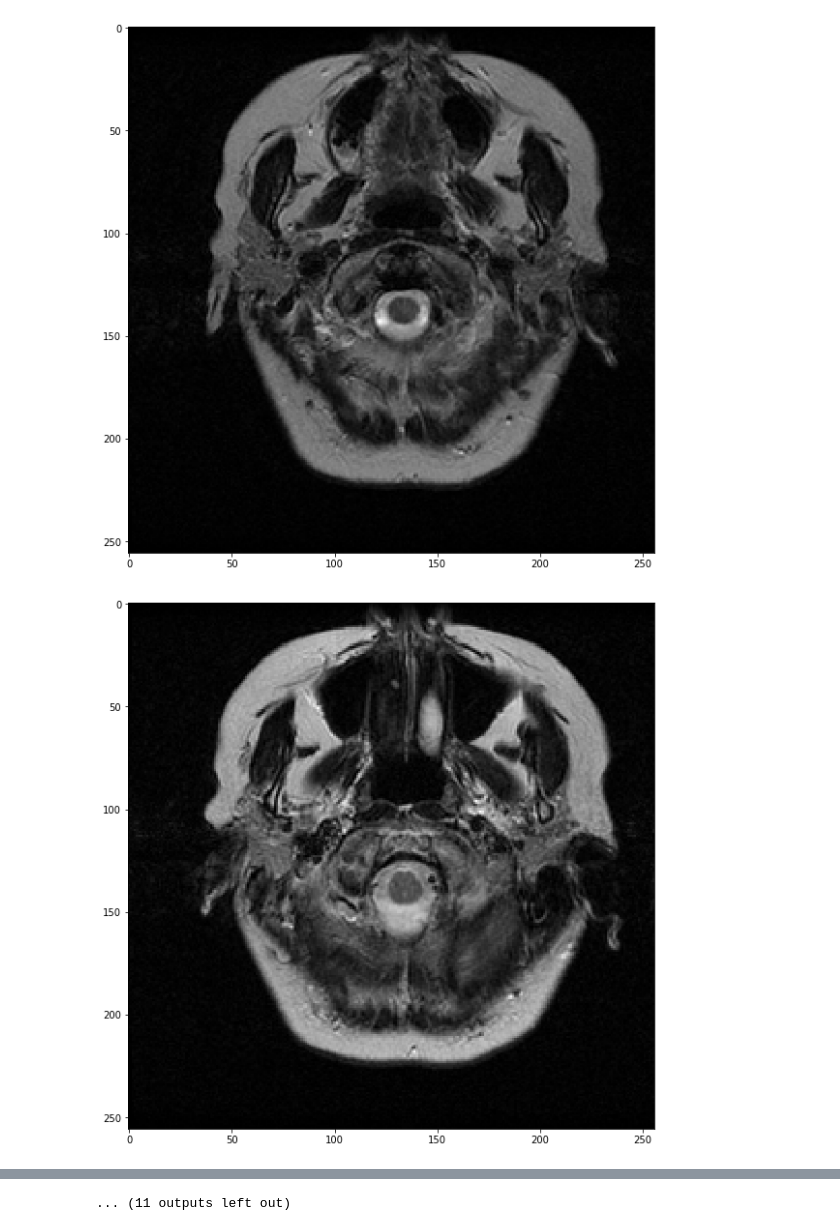
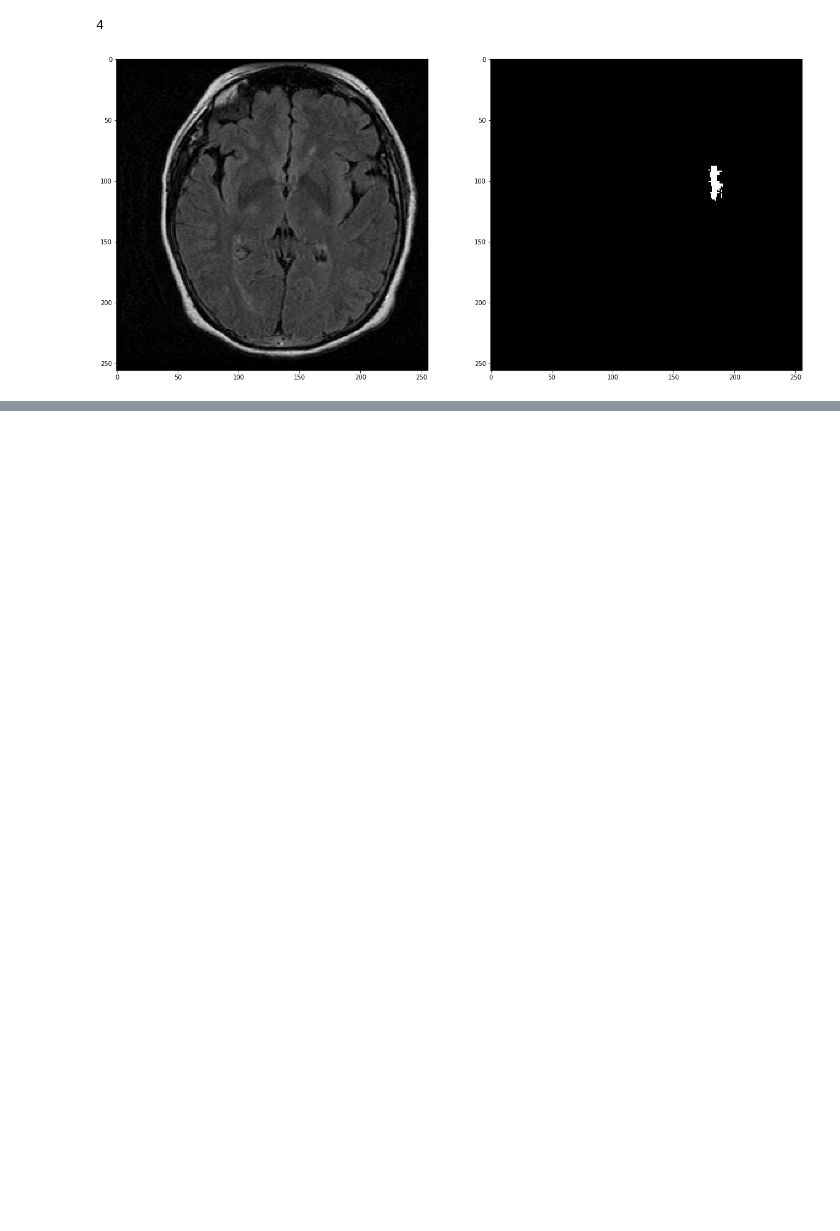
Before and after one commit to brain-tumors-deep-learning-module/TCGA-GBM-training-general-pickle, a Jupyter notebook: Final Generalization.ipynb, the cells around one changed output, grey strips where cells are left out. Saved outputs shown, nothing was run; the diff lists cells and outputs as text; code cells hidden in the pictures; blank space fills up the shorter version.

Commit message:
Addition of the segmentation scans data array to the patient pickle data file

```diff
--- a/Final Generalization.ipynb
+++ b/Final Generalization.ipynb
@@ -221,14 +266,26 @@ for patient_id in patients:
 # %%
 result_files = os.listdir(result_directory_path)
 file = 'TCGA-02-0006.pickle'
 patient = open("%s" % (result_directory_path+file), "rb")
 patient_data = pickle.load(patient)
 # for i in patient_data:
-for arrays in patient_data[0]:
-    plt.figure(figsize=(20,10))
-    plt.imshow(np.squeeze(arrays), 'gray')
+# print(len(patient_data))
+# for arrays in patient_data[1]:
+
+plt.figure(figsize=(20,10))
+plt.subplot(121)
+plt.imshow(np.squeeze(patient_data[1][11]), 'gray')
+plt.subplot(122)
+plt.imshow(np.squeeze(patient_data[4][1][:,:,11]), 'gray')
+#     break
 #     plt.savefig("%s.png" %(imgName), dpi=300, bbox_inches = 'tight', nbins=0, pad_inches=0)
 #     plt.show()
+print(len(patient_data[4]))
+
+# for seg_array in patient_data[4]:
+#     plt.figure(figsize=(20,10))
+#     plt.imshow(np.squeeze(seg_array[:,:,4]),'gray')
+#     break
 # %% [output]
+4
-[figure, old version]
+[figure, new version]
-[figure, removed]
@@ -245 +291,0 @@ for arrays in patient_data[0]:
-... (11 outputs left out)
```
Also changed, not shown: parts of 5 cells of this notebook, 1 other file.
